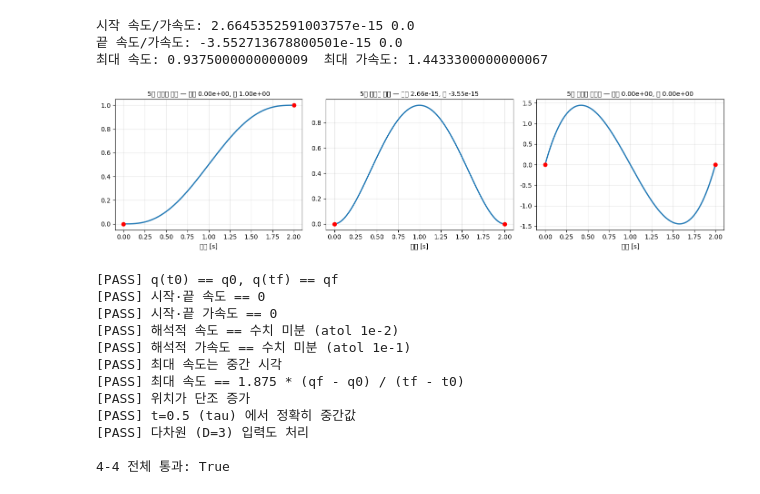
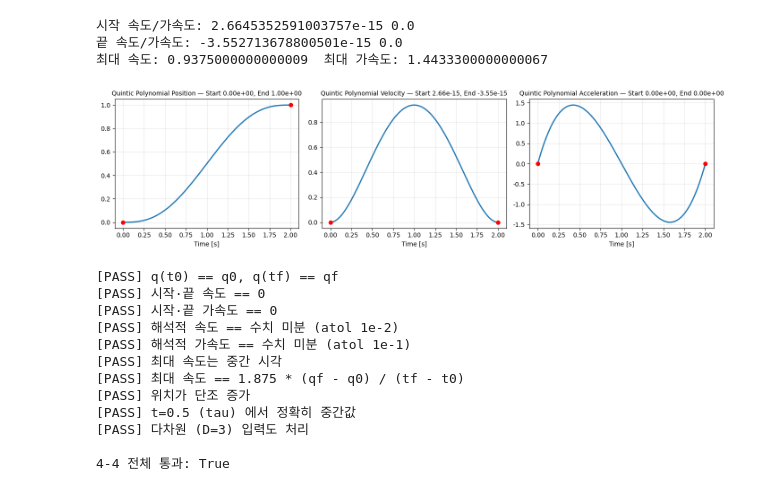
Before and after one commit to SpartaPA/physicalai_lv1_Jihoon, a Jupyter notebook: lv1_module4/notebooks/02_interpolation.ipynb, the cells around one changed output. Drawn from its saved outputs; the diff is of its cells as text; code cells hidden in the pictures.

```diff
--- a/lv1_module4/notebooks/02_interpolation.ipynb
+++ b/lv1_module4/notebooks/02_interpolation.ipynb
@@ -655,15 +681,15 @@ print("최대 속도:", np.max(v_q), " 최대 가속도:", np.max(np.abs(a_q)))
 # %%
 # --- 그래프 (제공 코드 — 그대로 쓰면 됩니다) ---
 fig, axes = plt.subplots(1, 3, figsize=(14, 3.8))
-for ax, (y, name) in zip(axes, [(q_q, "위치"), (v_q, "속도"), (a_q, "가속도")]):
+for ax, (y, name) in zip(axes, [(q_q, "Position"), (v_q, "Velocity"), (a_q, "Acceleration")]):
     ax.plot(t_q, y, lw=2)
     ax.scatter([t_q[0], t_q[-1]], [y[0], y[-1]], color="r", zorder=5)
-    ax.set_title("5차 다항식 {} — 시작 {:.2e}, 끝 {:.2e}".format(name, y[0], y[-1]), fontsize=10)
-    ax.set_xlabel("시간 [s]"); ax.grid(alpha=0.3)
+    ax.set_title("Quintic Polynomial {} — Start {:.2e}, End {:.2e}".format(name, y[0], y[-1]), fontsize=10)
+    ax.set_xlabel("Time [s]"); ax.grid(alpha=0.3)
 fig.tight_layout()
 plt.show()
 # %% [output]
-[figure, old version]
+[figure, new version]
 # %%
 # --- 검증 --- (제공 코드: 수정하지 마세요)
 ok = check("q(t0) == q0, q(tf) == qf", np.isclose(q_q[0], 0.0) and np.isclose(q_q[-1], 1.0))
```
Also changed, not shown: parts of 13 cells of this notebook, 19 other files.
